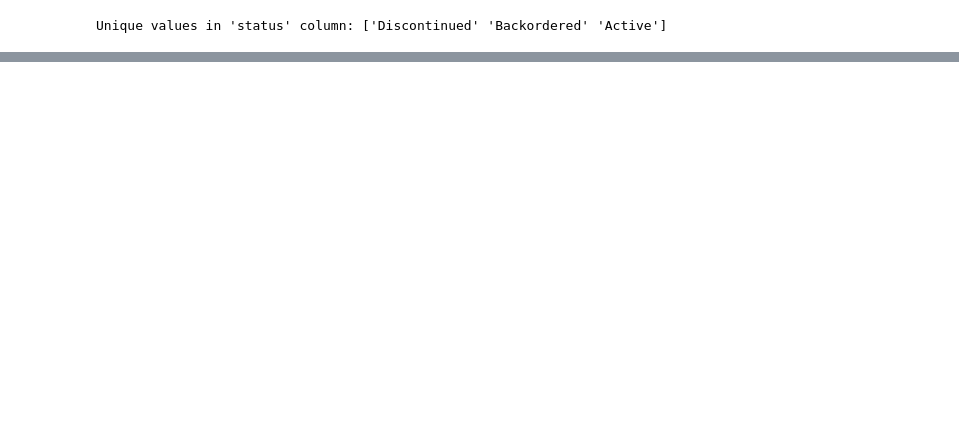
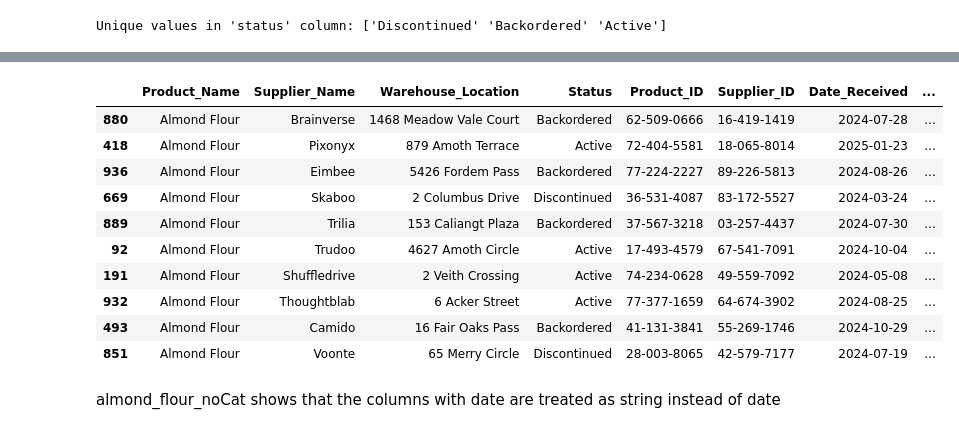
Before and after one commit to jaymark22/machine-learning, a Jupyter notebook: kaggle-machine-learning/grocery-inventory/src/eda.ipynb, the cells around one changed output, grey strips where cells are left out. Saved outputs shown, nothing was run; the diff lists cells and outputs as text; code cells hidden in the pictures; blank space fills up the shorter version.

```diff
--- a/kaggle-machine-learning/grocery-inventory/src/eda.ipynb
+++ b/kaggle-machine-learning/grocery-inventory/src/eda.ipynb
@@ -35,0 +71,20 @@ Unique values in 'status' column: ['Discontinued' 'Backordered' 'Active']
+# %%
+almond_flour_noCat = productName_asc[productName_asc['Product_Name'] ==
+                               'Almond Flour'].sort_values(by=['Last_Order_Date'], ascending=True).drop(columns=
+                               ['Catagory'])
+# %%
+almond_flour_noCat
+# %% [output]
+|  | Product_Name | Supplier_Name | Warehouse_Location | Status | Product_ID | Supplier_ID | Date_Received | ... |
+| 880 | Almond Flour | Brainverse | 1468 Meadow Vale Court | Backordered | 62-509-0666 | 16-419-1419 | 2024-07-28 | ... |
+| 418 | Almond Flour | Pixonyx | 879 Amoth Terrace | Active | 72-404-5581 | 18-065-8014 | 2025-01-23 | ... |
+| 936 | Almond Flour | Eimbee | 5426 Fordem Pass | Backordered | 77-224-2227 | 89-226-5813 | 2024-08-26 | ... |
+| 669 | Almond Flour | Skaboo | 2 Columbus Drive | Discontinued | 36-531-4087 | 83-172-5527 | 2024-03-24 | ... |
+| 889 | Almond Flour | Trilia | 153 Caliangt Plaza | Backordered | 37-567-3218 | 03-257-4437 | 2024-07-30 | ... |
+| 92 | Almond Flour | Trudoo | 4627 Amoth Circle | Active | 17-493-4579 | 67-541-7091 | 2024-10-04 | ... |
+| 191 | Almond Flour | Shuffledrive | 2 Veith Crossing | Active | 74-234-0628 | 49-559-7092 | 2024-05-08 | ... |
+| 932 | Almond Flour | Thoughtblab | 6 Acker Street | Active | 77-377-1659 | 64-674-3902 | 2024-08-25 | ... |
+| 493 | Almond Flour | Camido | 16 Fair Oaks Pass | Backordered | 41-131-3841 | 55-269-1746 | 2024-10-29 | ... |
+| 851 | Almond Flour | Voonte | 65 Merry Circle | Discontinued | 28-003-8065 | 42-579-7177 | 2024-07-19 | ... |
+# %% [markdown]
+almond_flour_noCat shows  that the columns with date are treated as string instead of date
```
Also changed, not shown: parts of 13 cells of this notebook.
